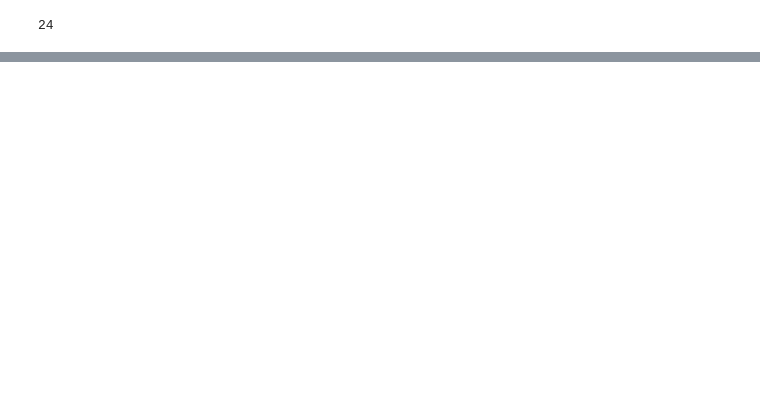
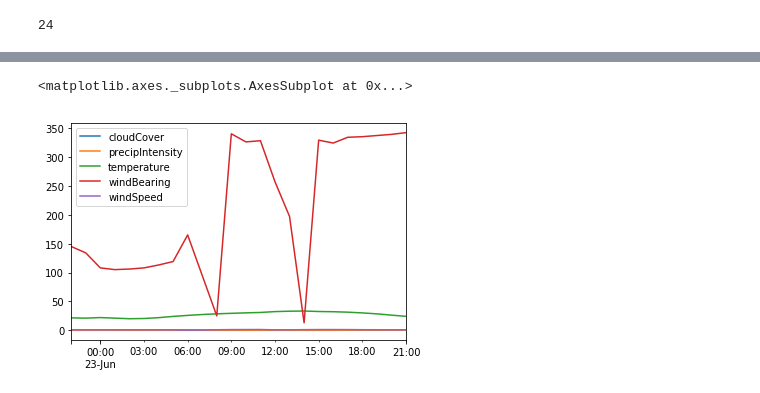
Before and after one commit to xdze2/thermique_appart, a Jupyter notebook: get_weather_data.ipynb, the cells around one changed output, grey strips where cells are left out. Drawn from its saved outputs; the diff is of its cells as text; code cells hidden in the pictures; blank space fills up the shorter version.

```diff
--- a/get_weather_data.ipynb
+++ b/get_weather_data.ipynb
@@ -76,0 +81,2 @@ plt.plot( cloudCover );
+# %%
+timeindex = pd.to_datetime('today')[ hour.time for hour in data.hourly ]
@@ -76,0 +123,17 @@ plt.plot( cloudCover );
+# %%
+# voir https://darksky.net/dev/docs/response
+datalabels = ['temperature', 'cloudCover', 'precipIntensity', 'windSpeed' , 'windBearing']
+# %%
+def buildDFdaily(day, coords):
+    data = forecast(key, *coords, units='si', lang='fr', time=day)
+
+    timeindex = pd.to_datetime( [ hour.time for hour in data.hourly ],  unit='s' , origin='unix' )
+
+    dailydata = {}
+    for label in datalabels:
+        dailydata[label] = [ dataeveryhour[label] for dataeveryhour in data.hourly ]
+
+    df = pd.DataFrame(dailydata, index=timeindex )
+    return df
+# %%
+df = buildDFdaily( t, coords_grenoble )
@@ -76,0 +160,5 @@ plt.plot( cloudCover );
+# %%
+df.plot()
+# %% [output]
+<matplotlib.axes._subplots.AxesSubplot at 0x...>
+[figure, added]
```
Also changed, not shown: parts of 11 cells of this notebook, 4 other files.
